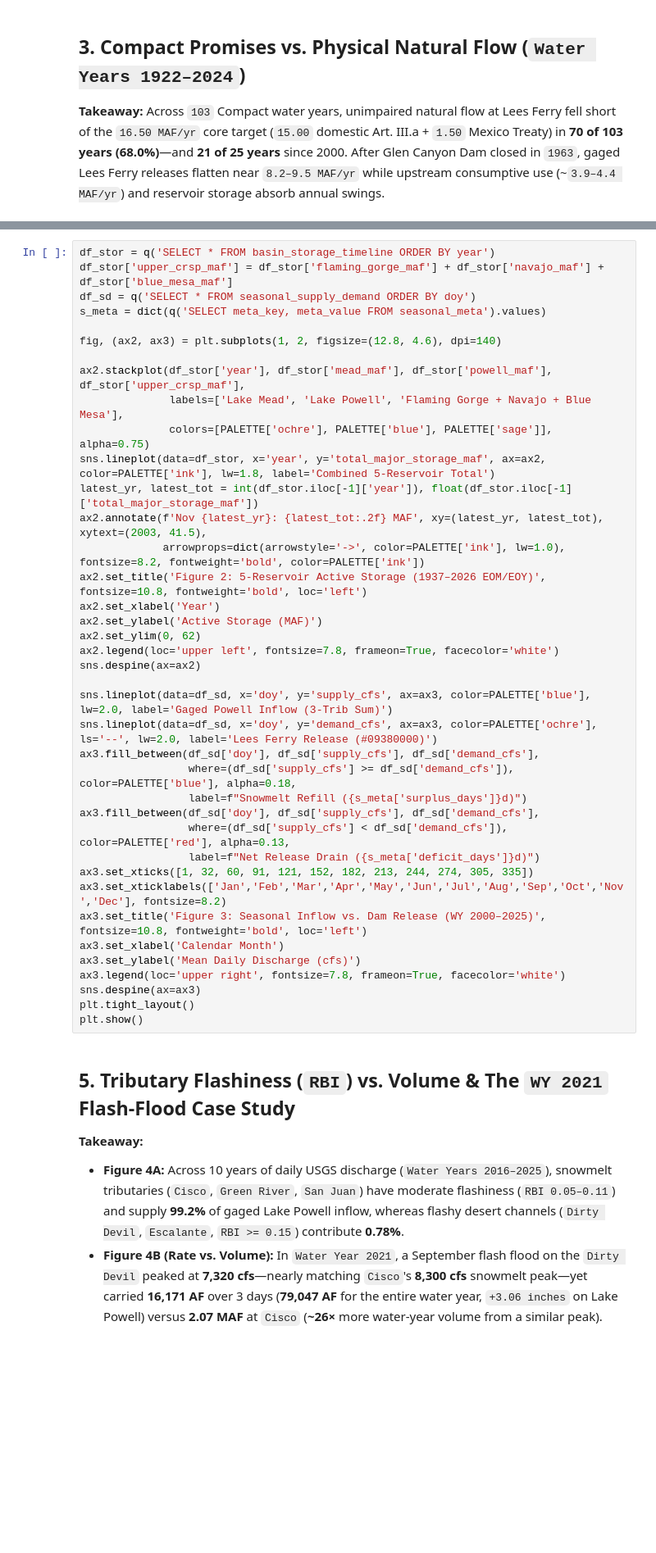
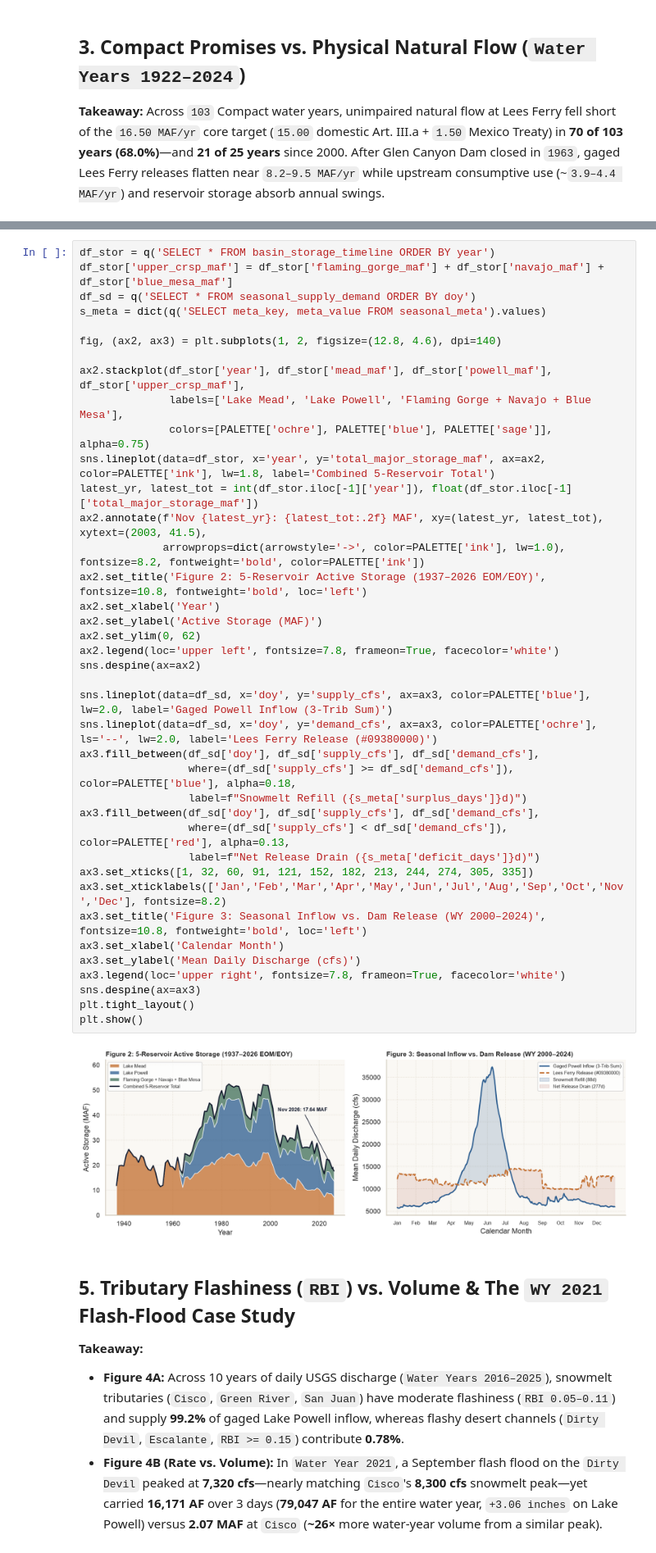
Before and after one commit to schochdo/CO_River, a Jupyter notebook: notebooks/colorado_river_analysis.ipynb, the cells around one changed output, grey strips where cells are left out. Shown at 82% size. Saved outputs shown, nothing was run; the diff lists cells and outputs as text; blank space fills up the shorter version.

Commit message:
v2.4.7: standardize on 2000-2024 baseline, restore executed notebook charts, fix portfolio CI deploy

```diff
--- a/notebooks/colorado_river_analysis.ipynb
+++ b/notebooks/colorado_river_analysis.ipynb
@@ -125,34 +147,36 @@ fig, (ax2, ax3) = plt.subplots(1, 2, figsize=(12.8, 4.6), dpi=140)
 ax2.stackplot(df_stor['year'], df_stor['mead_maf'], df_stor['powell_maf'], df_stor['upper_crsp_maf'],
               labels=['Lake Mead', 'Lake Powell', 'Flaming Gorge + Navajo + Blue Mesa'],
               colors=[PALETTE['ochre'], PALETTE['blue'], PALETTE['sage']], alpha=0.75)
 sns.lineplot(data=df_stor, x='year', y='total_major_storage_maf', ax=ax2, color=PALETTE['ink'], lw=1.8, label='Combined 5-Reservoir Total')
 latest_yr, latest_tot = int(df_stor.iloc[-1]['year']), float(df_stor.iloc[-1]['total_major_storage_maf'])
 ax2.annotate(f'Nov {latest_yr}: {latest_tot:.2f} MAF', xy=(latest_yr, latest_tot), xytext=(2003, 41.5),
              arrowprops=dict(arrowstyle='->', color=PALETTE['ink'], lw=1.0), fontsize=8.2, fontweight='bold', color=PALETTE['ink'])
 ax2.set_title('Figure 2: 5-Reservoir Active Storage (1937–2026 EOM/EOY)', fontsize=10.8, fontweight='bold', loc='left')
 ax2.set_xlabel('Year')
 ax2.set_ylabel('Active Storage (MAF)')
 ax2.set_ylim(0, 62)
 ax2.legend(loc='upper left', fontsize=7.8, frameon=True, facecolor='white')
 sns.despine(ax=ax2)
 
 sns.lineplot(data=df_sd, x='doy', y='supply_cfs', ax=ax3, color=PALETTE['blue'], lw=2.0, label='Gaged Powell Inflow (3-Trib Sum)')
 sns.lineplot(data=df_sd, x='doy', y='demand_cfs', ax=ax3, color=PALETTE['ochre'], ls='--', lw=2.0, label='Lees Ferry Release (#09380000)')
 ax3.fill_between(df_sd['doy'], df_sd['supply_cfs'], df_sd['demand_cfs'],
                  where=(df_sd['supply_cfs'] >= df_sd['demand_cfs']), color=PALETTE['blue'], alpha=0.18,
                  label=f"Snowmelt Refill ({s_meta['surplus_days']}d)")
 ax3.fill_between(df_sd['doy'], df_sd['supply_cfs'], df_sd['demand_cfs'],
                  where=(df_sd['supply_cfs'] < df_sd['demand_cfs']), color=PALETTE['red'], alpha=0.13,
                  label=f"Net Release Drain ({s_meta['deficit_days']}d)")
 ax3.set_xticks([1, 32, 60, 91, 121, 152, 182, 213, 244, 274, 305, 335])
 ax3.set_xticklabels(['Jan','Feb','Mar','Apr','May','Jun','Jul','Aug','Sep','Oct','Nov','Dec'], fontsize=8.2)
-ax3.set_title('Figure 3: Seasonal Inflow vs. Dam Release (WY 2000–2025)', fontsize=10.8, fontweight='bold', loc='left')
+ax3.set_title('Figure 3: Seasonal Inflow vs. Dam Release (WY 2000–2024)', fontsize=10.8, fontweight='bold', loc='left')
 ax3.set_xlabel('Calendar Month')
 ax3.set_ylabel('Mean Daily Discharge (cfs)')
 ax3.legend(loc='upper right', fontsize=7.8, frameon=True, facecolor='white')
 sns.despine(ax=ax3)
 plt.tight_layout()
 plt.show()
+# %% [output]
+[figure, added]
 # %% [markdown]
 ## 5. Tributary Flashiness (`RBI`) vs. Volume & The `WY 2021` Flash-Flood Case Study
 **Takeaway:**
```
Also changed, not shown: parts of 10 cells of this notebook, 33 other files.
